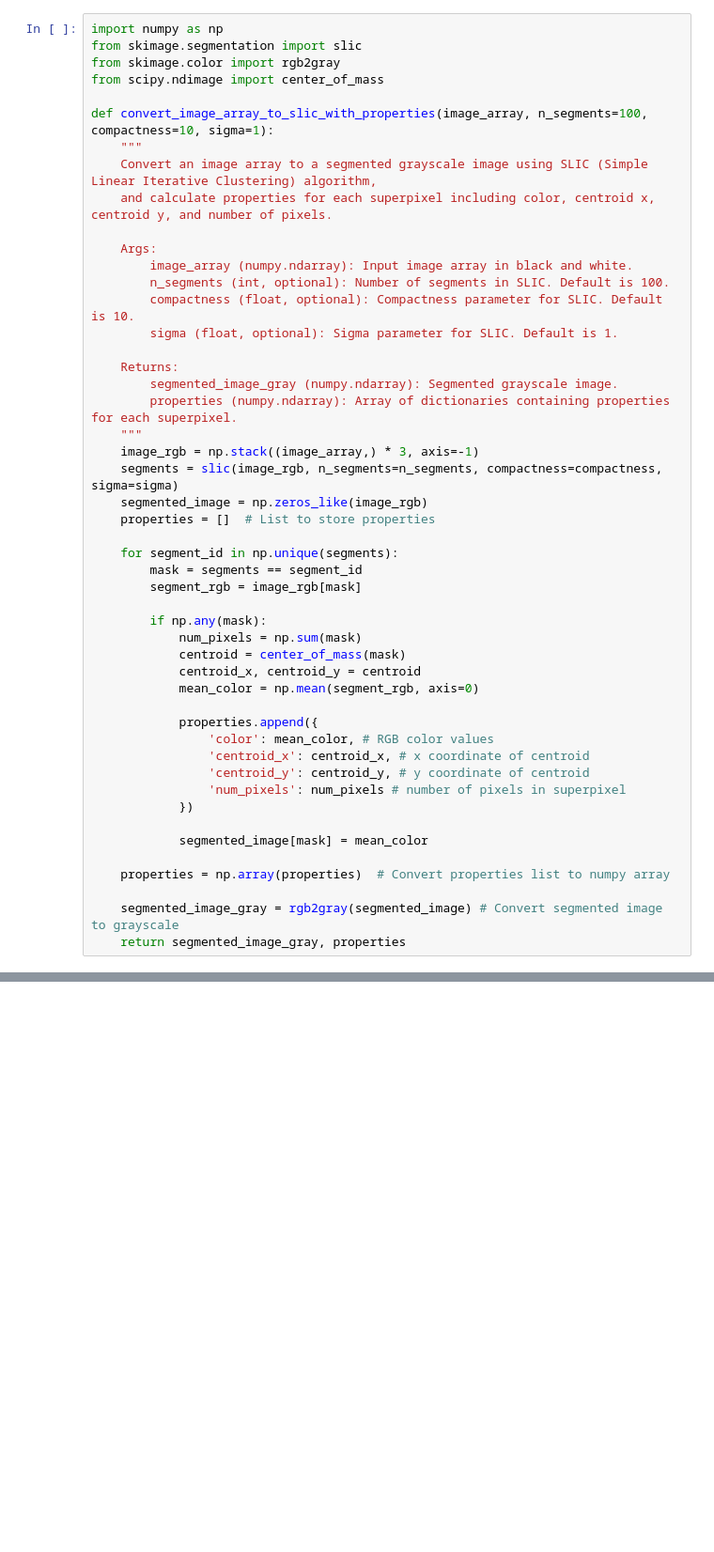
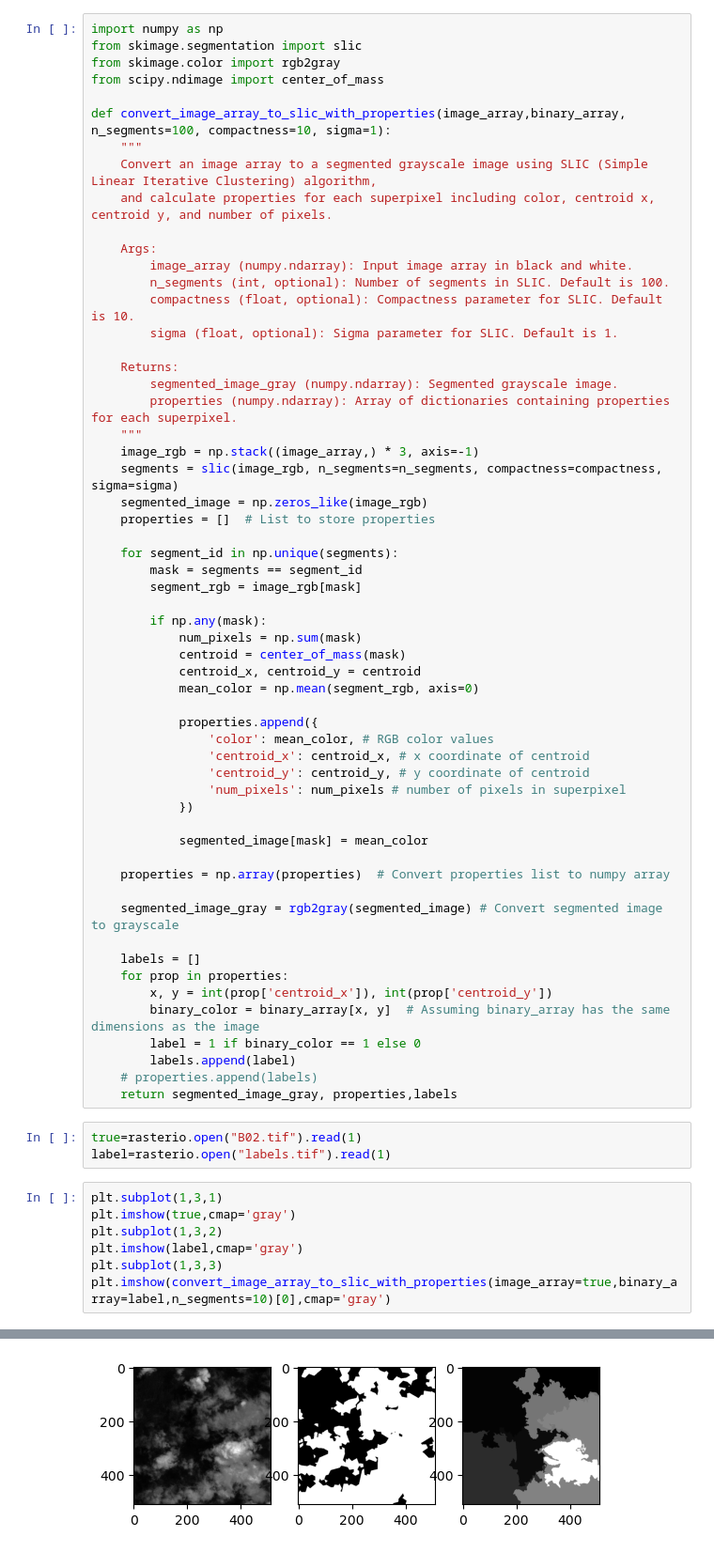
Before and after one commit to SAint7579/ComputerVision_CloudSegmentation, a Jupyter notebook: utils.ipynb, the cells around one changed output, grey strips where cells are left out. Shown at 94% size. Saved outputs shown, nothing was run; the diff lists cells and outputs as text; blank space fills up the shorter version.

```diff
--- a/utils.ipynb
+++ b/utils.ipynb
@@ -4,7 +6,7 @@ from skimage.segmentation import slic
 from skimage.color import rgb2gray
 from scipy.ndimage import center_of_mass
 
-def convert_image_array_to_slic_with_properties(image_array, n_segments=100, compactness=10, sigma=1):
+def convert_image_array_to_slic_with_properties(image_array,binary_array, n_segments=100, compactness=10, sigma=1):
     """
     Convert an image array to a segmented grayscale image using SLIC (Simple Linear Iterative Clustering) algorithm,
     and calculate properties for each superpixel including color, centroid x, centroid y, and number of pixels.
@@ -46,4 +48,23 @@ def convert_image_array_to_slic_with_properties(image_array, n_segments=100, com
     properties = np.array(properties)  # Convert properties list to numpy array
 
     segmented_image_gray = rgb2gray(segmented_image) # Convert segmented image to grayscale
-    return segmented_image_gray, properties
+
+    labels = []
+    for prop in properties:
+        x, y = int(prop['centroid_x']), int(prop['centroid_y'])
+        binary_color = binary_array[x, y]  # Assuming binary_array has the same dimensions as the image
+        label = 1 if binary_color == 1 else 0
+        labels.append(label)
+    # properties.append(labels)
+    return segmented_image_gray, properties,labels
+# %%
+true=rasterio.open("B02.tif").read(1)
+label=rasterio.open("labels.tif").read(1)
+# %%
+plt.subplot(1,3,1)
+plt.imshow(true,cmap='gray')
+plt.subplot(1,3,2)
+plt.imshow(label,cmap='gray')
+plt.subplot(1,3,3)
+plt.imshow(convert_image_array_to_slic_with_properties(image_array=true,binary_array=label,n_segments=10)[0],cmap='gray')
+# %% [output]
@@ -49,0 +72 @@ def convert_image_array_to_slic_with_properties(image_array, n_segments=100, com
+[figure, added]
```
Also changed, not shown: parts of 13 cells of this notebook, 2 other files.
